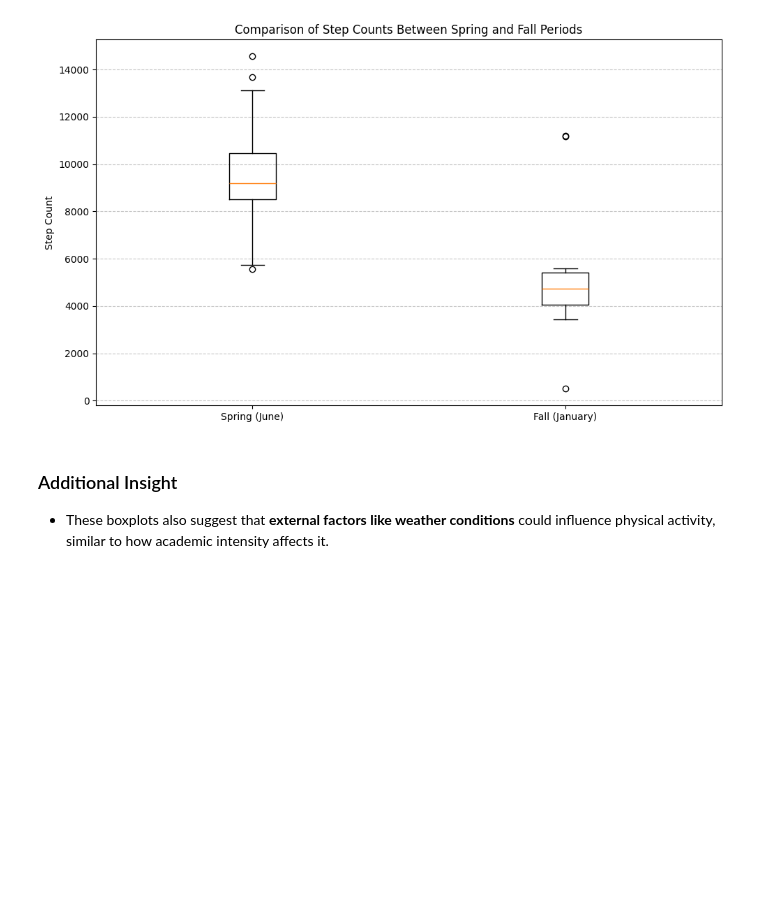
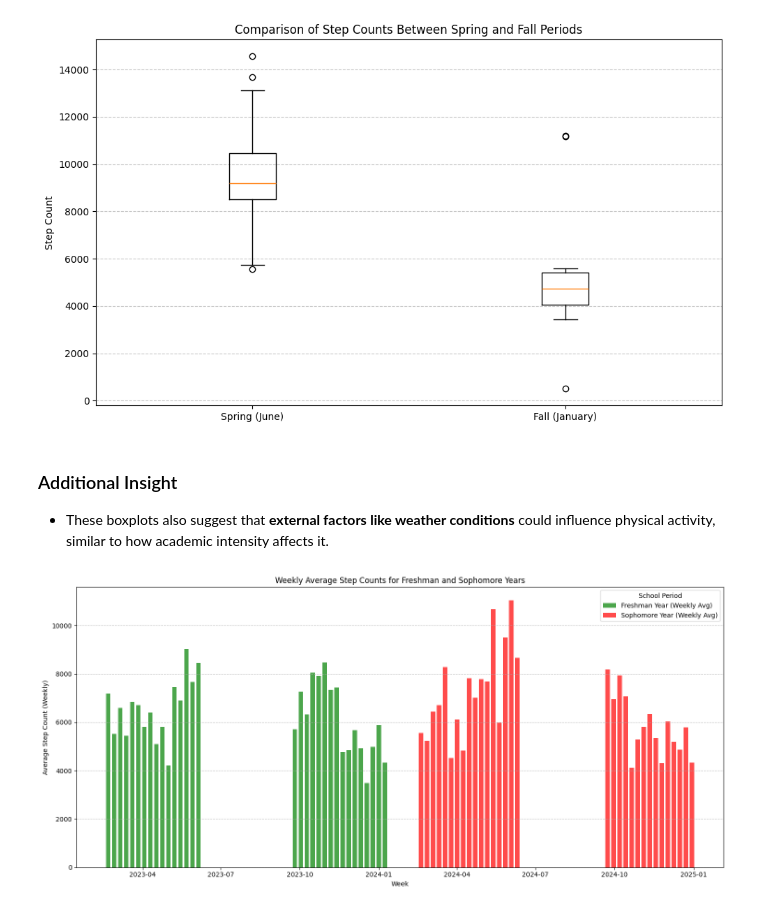
Before and after one commit to eray-akalin/academic-intensity-and-health-analysis, a Jupyter notebook: DSA210_Project.ipynb, the cells around one changed output. Cells and saved outputs as stored; diff of their text form; code cells hidden in the pictures; blank space fills up the shorter version.

```diff
--- a/DSA210_Project.ipynb
+++ b/DSA210_Project.ipynb
@@ -638,3 +698,68 @@ plt.show()
 ### Additional Insight
 
 - These boxplots also suggest that **external factors like weather conditions** could influence physical activity, similar to how academic intensity affects it.
+# %%
+import pandas as pd
+import matplotlib.pyplot as plt
+
+# Load the organized data from the CSV file
+organized_data = pd.read_csv("organized_health_data.csv")
+
+# Convert Date column to datetime format for plotting
+organized_data['Date'] = pd.to_datetime(organized_data['Date'])
+
+# Merge terms for Freshman and Sophomore years
+organized_data['School Period'] = organized_data['School Period'].replace(
+    {
+        'Freshman First Term': 'Freshman Year',
+        'Freshman Second Term': 'Freshman Year',
+        'Sophomore First Term': 'Sophomore Year',
+        'Sophomore Second Term': 'Sophomore Year'
+    }
+)
+
+# Define all break periods (midterms and summer breaks) to exclude
+break_periods = [
+    ("2023-06-11", "2023-09-24"),  # Summer break for Freshman Year
+    ("2024-06-11", "2024-09-24")   # Summer break for Sophomore Year
+]
+
+# Exclude break periods
+for start, end in break_periods:
+    organized_data = organized_data[~((organized_data['Date'] >= pd.to_datetime(start)) & (organized_data['Date'] <= pd.to_datetime(end)))]
+
+# Filter data ONLY for Freshman and Sophomore years
+step_count_data = organized_data[organized_data['School Period'].isin(['Freshman Year', 'Sophomore Year'])].copy()
+
+# Group data by weekly periods and calculate weekly averages
+step_count_data['Week'] = step_count_data['Date'].dt.to_period('W')  # Convert to weekly periods
+weekly_avg_step_count = step_count_data.groupby(['School Period', 'Week'])['Step Count'].mean().reset_index()
+
+# Convert Week back to datetime for plotting
+weekly_avg_step_count['Week Start'] = weekly_avg_step_count['Week'].dt.start_time
+
+# Create a bar chart for each school period
+plt.figure(figsize=(15, 7))
+for period, color in zip(['Freshman Year', 'Sophomore Year'], ['green', 'red']):
+    period_data = weekly_avg_step_count[weekly_avg_step_count['School Period'] == period]
+    plt.bar(
+        period_data['Week Start'],
+        period_data['Step Count'],
+        label=f"{period} (Weekly Avg)",
+        color=color,
+        alpha=0.7,
+        width=5  # Adjust the width of the bars
+    )
+
+# Add titles and labels
+plt.title("Weekly Average Step Counts for Freshman and Sophomore Years")
+plt.xlabel("Week")
+plt.ylabel("Average Step Count (Weekly)")
+plt.legend(title="School Period")
+plt.grid(axis='y', linestyle='--', alpha=0.7)
+plt.tight_layout()
+
+# Show the plot
+plt.show()
+# %% [output]
+[figure, added]
```
Also changed, not shown: parts of 9 cells of this notebook.
